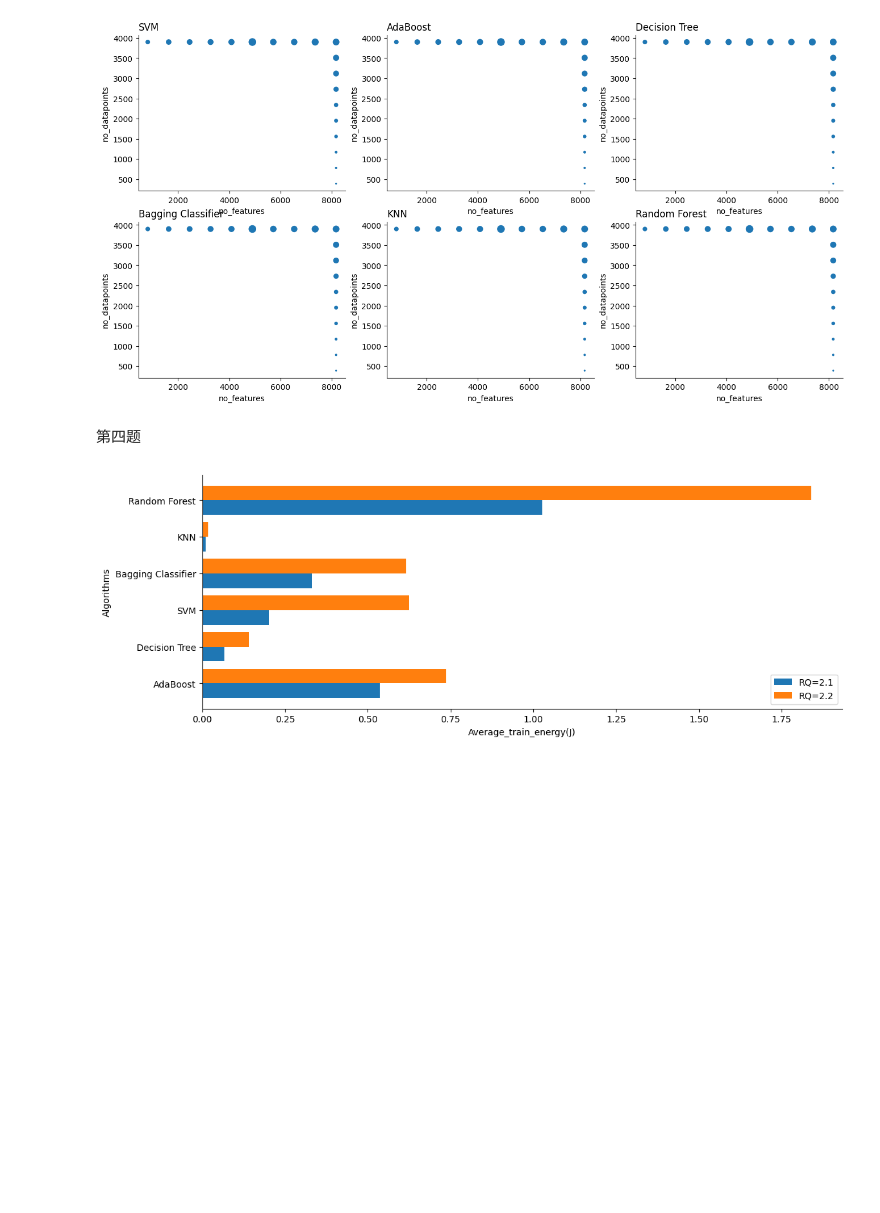
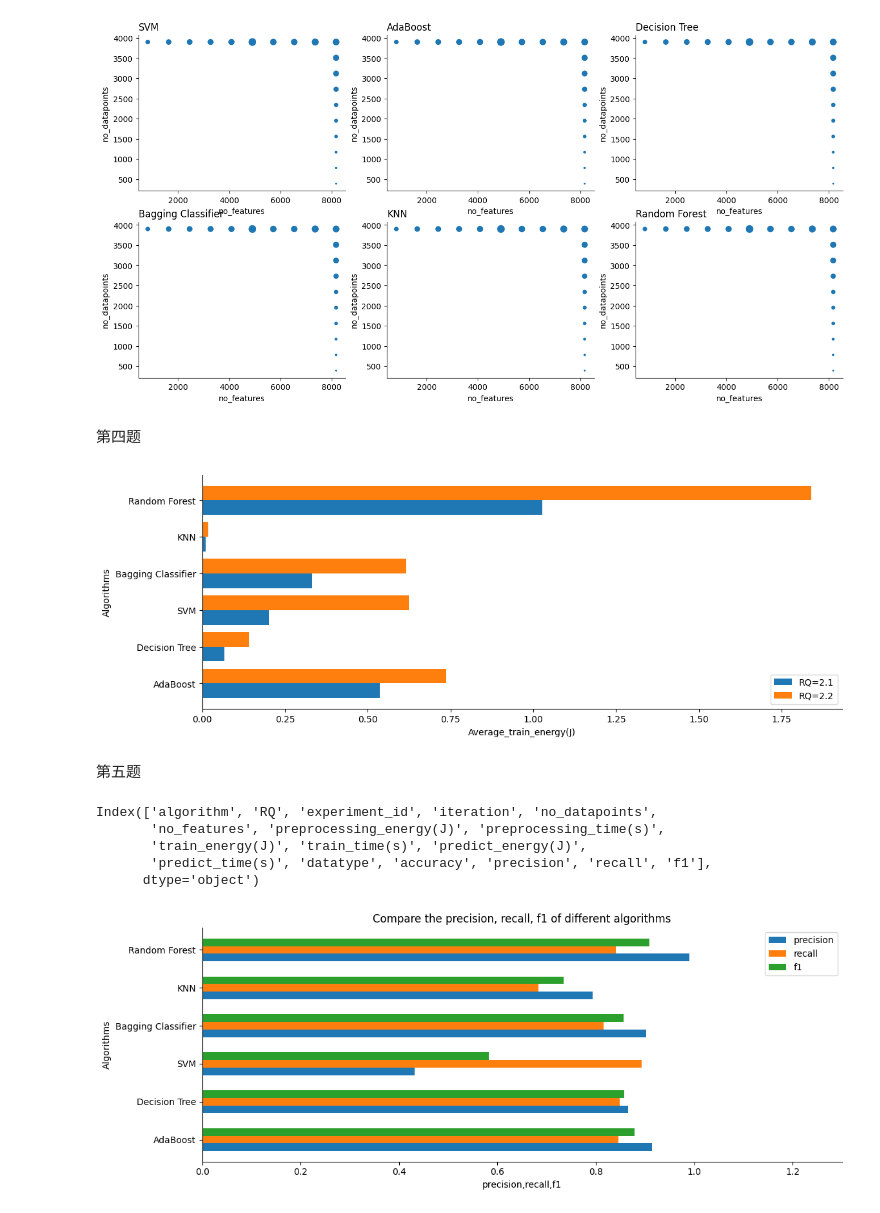
Before and after one commit to kikyo01/info250, a Jupyter notebook: project1/project1.ipynb, the cells around one changed output. Drawn from its saved outputs; the diff is of its cells as text; code cells hidden in the pictures; blank space fills up the shorter version.

```diff
--- a/project1/project1.ipynb
+++ b/project1/project1.ipynb
@@ -38,6 +38,12 @@ def xy_egy(algorithm,RQ):
     x = df3.loc[df3.index[:],df3.columns[0]].to_numpy()
     y = df3.loc[df3.index[:],df3.columns[1]].to_numpy()
     return x,y
+
+def cal_prf(algorithm):
+    df1 = df[(df["algorithm"]==algorithm)&(df["no_features"]==8169)&(df["no_datapoints"]==3900)]
+    df2 = df1.loc[:,df1.columns[[0,14,15,16]]]
+    df3 = df2.groupby(by="algorithm").mean()
+    return (df3["precision"].to_numpy(),df3["recall"].to_numpy(),df3["f1"].to_numpy())
 # %%
 1#画图
 #这个地方需要改一下  SODA 9/15注
@@ -94,9 +100,8 @@ def plot_scatter(ax,algorithm):
             s.append(i[1]*100)
     ax.scatter(x=x,y=y,s=s)
 
-def plt_barh(ax):
+def plot_barh(ax):
     ax4 = muti_axes(ax)
-    import matplotlib.pyplot as plt
     algorithms = df["algorithm"].drop_duplicates().tolist()
     alts = []
     y1 = []
@@ -117,5 +122,27 @@ def plt_barh(ax):
     ax4.barh(x1, y1, height=0.4, label='RQ=2.1')
     ax4.barh(x2, y2, height=0.4, label='RQ=2.2')
     ax4.set_yticks([1.2, 2.2, 3.2, 4.2, 5.2, 6.2], alts)
+    ax4.legend()
 
-    ax4.legend()
+def plot_barh1(ax):
+    import matplotlib.pyplot as plt
+    ax = muti_axes(0)
+    ax.set_xlim(0,1.3)
+    ax.set_xlabel("precision,recall,f1")
+    ax.set_ylabel("Algorithms")
+    alg = df["algorithm"].drop_duplicates().to_list()
+    va = []
+    precision = []
+    recall = []
+    f1 = []
+    for i in alg :
+        precision.append(float(cal_prf(i)[0]))
+        recall.append(float(cal_prf(i)[1]))
+        f1.append(float(cal_prf(i)[2]))
+    ax.set_title("Compare the precision, recall, f1 of different algorithms")
+    ax.set_yticks([1.4,2.4,3.4,4.4,5.4,6.4], alg)
+    #
+    ax.barh(y=[1.2,2.2,3.2,4.2,5.2,6.2],width=precision, height=0.2,label="precision")
+    ax.barh(y=[1.4,2.4,3.4,4.4,5.4,6.4],width=recall, height=0.2,label="recall" )
+    ax.barh(y=[1.6,2.6,3.6,4.6,5.6,6.6],width=f1, height=0.2,label="f1")
+    ax.legend()
@@ -194,0 +217,14 @@ plt_barh(0)
+# %% [markdown]
+第五题
+# %%
+df.columns
+# %% [output]
+Index(['algorithm', 'RQ', 'experiment_id', 'iteration', 'no_datapoints',
+       'no_features', 'preprocessing_energy(J)', 'preprocessing_time(s)',
+       'train_energy(J)', 'train_time(s)', 'predict_energy(J)',
+       'predict_time(s)', 'datatype', 'accuracy', 'precision', 'recall', 'f1'],
+      dtype='object')
+# %%
+plot_barh1(0)
+# %% [output]
+[figure, added]
```
Also changed, not shown: parts of 3 cells of this notebook.
